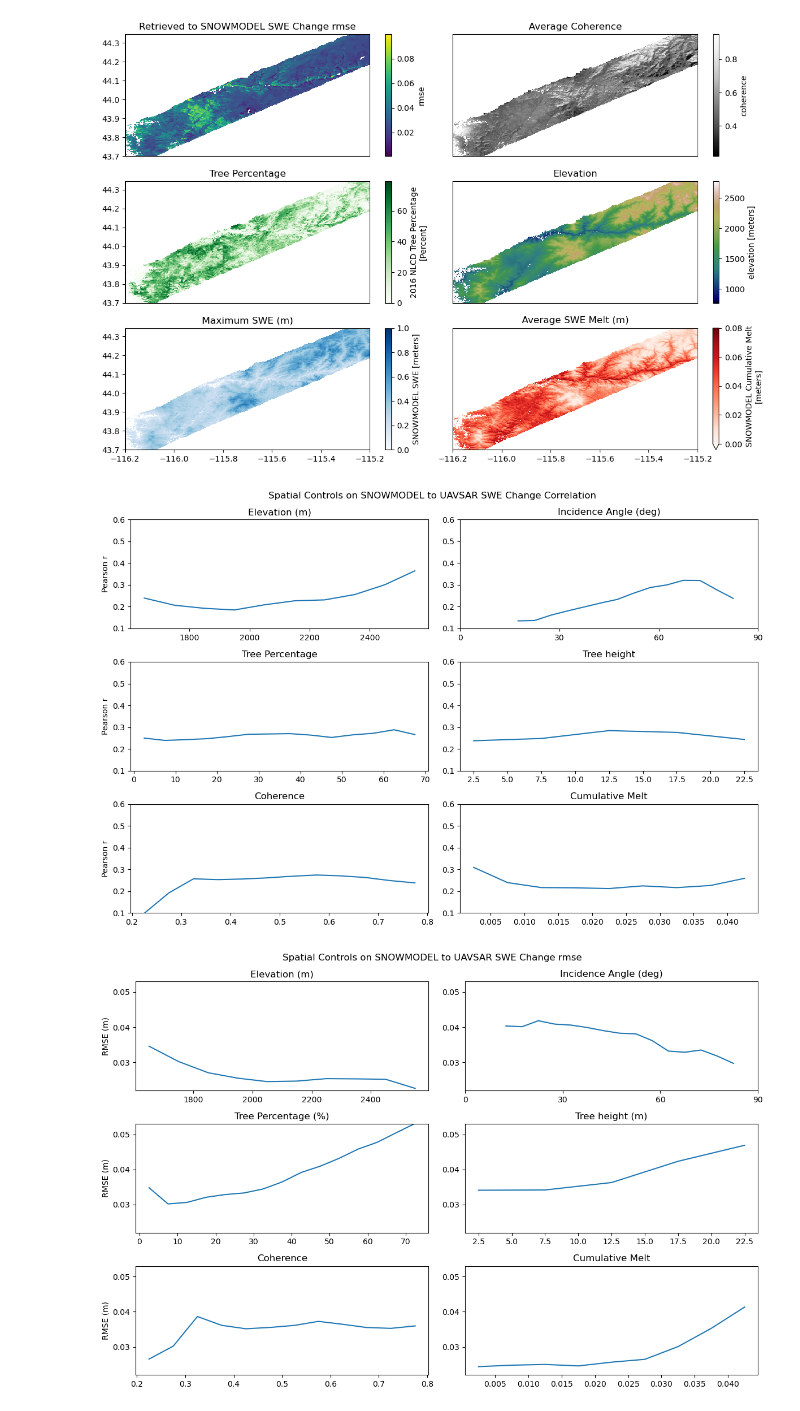
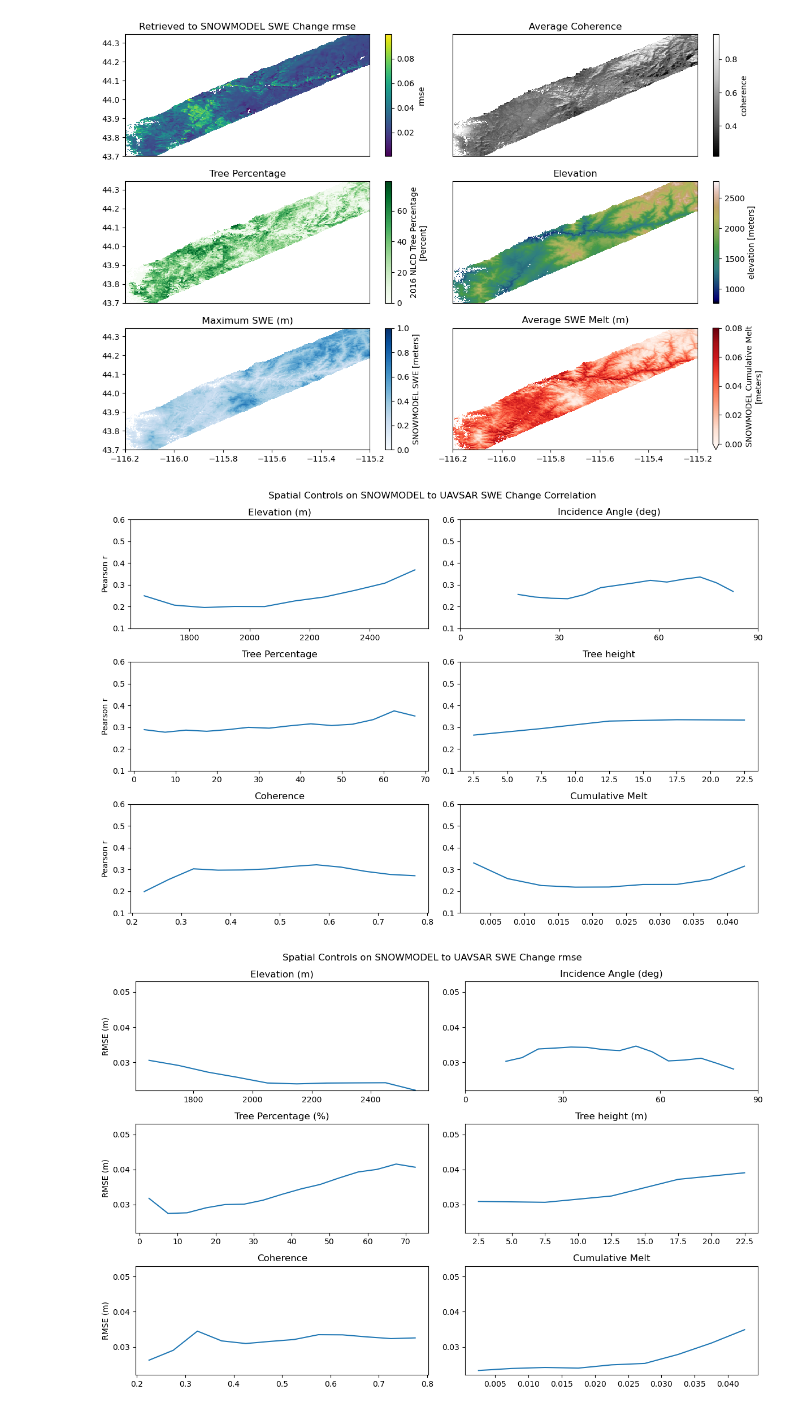
Before and after one commit to ZachHoppinen/uavsar-validation, a Jupyter notebook: src/compare/model/model_main.ipynb, the cells around one changed output. Drawn from its saved outputs; the diff is of its cells as text; code cells hidden in the pictures.

Commit message:
model scatter gone wrong

```diff
--- a/src/compare/model/model_main.ipynb
+++ b/src/compare/model/model_main.ipynb
@@ -20,7 +20,7 @@ data_dir = Path('/bsuhome/zacharykeskinen/scratch/data/uavsar')
 ncs_dir = data_dir.joinpath('ncs')
 fig_dir = Path('/bsuhome/zacharykeskinen/uavsar-validation/figures/model')
 
-ds = xr.open_dataset(ncs_dir.joinpath('final_50_50.nc'))
+ds = xr.open_dataset(ncs_dir.joinpath('final_10_10.nc'))
 
 insitu = pd.read_parquet('/bsuhome/zacharykeskinen/uavsar-validation/data/insitu/all_difference.parq')
 insitu = insitu[insitu.site_name != 'jackson']
@@ -46,8 +46,8 @@ densities = xr.DataArray(densities,
 phases = xr.DataArray(phases,
     coords = {'time1':ds.time1.data})
 # %%
-sub['int_phase'] = sub['int_phase'].where(sub['cor']>0.45)
-sub['unw'] = sub['unw'].where(sub['cor']>0.45)
+# sub['int_phase'] = sub['int_phase'].where(sub['cor']>0.45)
+# sub['unw'] = sub['unw'].where(sub['cor']>0.45)
 # %%
 # sub = sub.where(sub['cor']>0.45)
 # sub = sub.drop_sel(time1 = '2021-03-16T17:50:00.000000000')
@@ -114,32 +115,3 @@ plt.savefig(fig_dir.joinpath('uavsar_snowmodel_scatter_unw_v2.png'))
-# %%
-sub['unw_atm'] = sub['int_phase'] - sub['delay']
-sub['unw_atm'] = sub['unw_atm'] - (sub['unw_atm'].mean(dim = ['x','y']) - phases)
-unw_d_swe = depth_from_phase(sub['unw_atm'], sub['inc'], density = densities) * densities / 997
-
-fig, axes = plt.subplots(4, 1, figsize = (12, 8))
-rs = np.zeros(ds.time1.size)
-melt = np.zeros(ds.time1.size)
-coh = np.zeros(ds.time1.size)
-acc = np.zeros(ds.time1.size)
-delay = np.zeros(ds.time1.size)
-
-i = 0
-for t in ds.time1.data:
-    sub_t = sub.sel(time1= t)
-    xs, ys = clean_xs_ys(unw_d_swe.sel(time1 = t).data.ravel(), sub_t['model_d_swe'].data.ravel())
-
-    rmse, r, n = get_stats(xs, ys)
-    rs[i] = rmse
-    melt[i] = sub_t['cum_melt'].mean()
-    coh[i] = sub_t['cor'].mean()
-    acc[i]= sub_t['model_d_swe'].mean()
-    delay[i] = sub_t['delay'].mean()
-    i += 1
-
-axes[0].scatter(x = melt, y = rs)
-axes[1].scatter(x = coh, y = rs)
-axes[2].scatter(x = acc, y = rs)
-axes[3].scatter(x = delay, y = rs)
 # %%
 # model_phase = phase_from_depth(sub['model_d_swe']*997/250, sub['inc'], density = 250)
 sub['unw_atm'] = sub['int_phase'] - sub['delay']
@@ -308,7 +278,7 @@ plt.tight_layout()
 
 plt.savefig(fig_dir.joinpath('r2_binned.png'))
 # %% [output]
-[figure, old version]
+[figure, new version]
 # %%
 fig, axes = plt.subplots(3,2, figsize = (12, 8))
 
@@ -350,33 +320,33 @@ ax.set_title('Tree Percentage (%)')
 
 ax = axes[2, 0]
 cor_group = sub.groupby_bins('cor', np.arange(0, 0.85, 0.05))
 cor_group = cor_group.mean()['rmse'].where(cor_group.count()['rmse'] > 10)
 cor_group.plot(ax = ax)
 ax.set_title('Coherence')
 
 ## Cumulative Melt
 
 ax = axes[2,1]
 sub['ave_cum_melt'] = sub['cum_melt'].mean(dim = 'time1')
 melt_group = sub.groupby_bins('ave_cum_melt', np.arange(0, 0.05, 0.005))
 melt_group = melt_group.mean()['rmse'].where(melt_group.count()['rmse'] > 10)
 melt_group.plot(ax = ax)
 ax.set_title('Cumulative Melt')
 
 for ax in axes[:,0]:
-    ax.set_ylabel('RMSE (m)')
+    ax.set_ylabel('RMSD (m)')
 
 for ax in axes[:,1]:
     ax.set_ylabel('')
 
 for ax in axes.ravel():
     ax.set_xlabel('')
     ax.set_ylim(0.022, 0.053)
 
-plt.suptitle('Spatial Controls on SNOWMODEL to UAVSAR SWE Change rmse')
+plt.suptitle('Spatial Controls on SNOWMODEL to UAVSAR SWE Change RMSD')
 
 plt.tight_layout()
 
 plt.savefig(fig_dir.joinpath('rmse_binned.png'))
 # %% [output]
-[figure, old version]
+[figure, new version]
```
Also changed, not shown: parts of 3 cells of this notebook, 5 other files.
